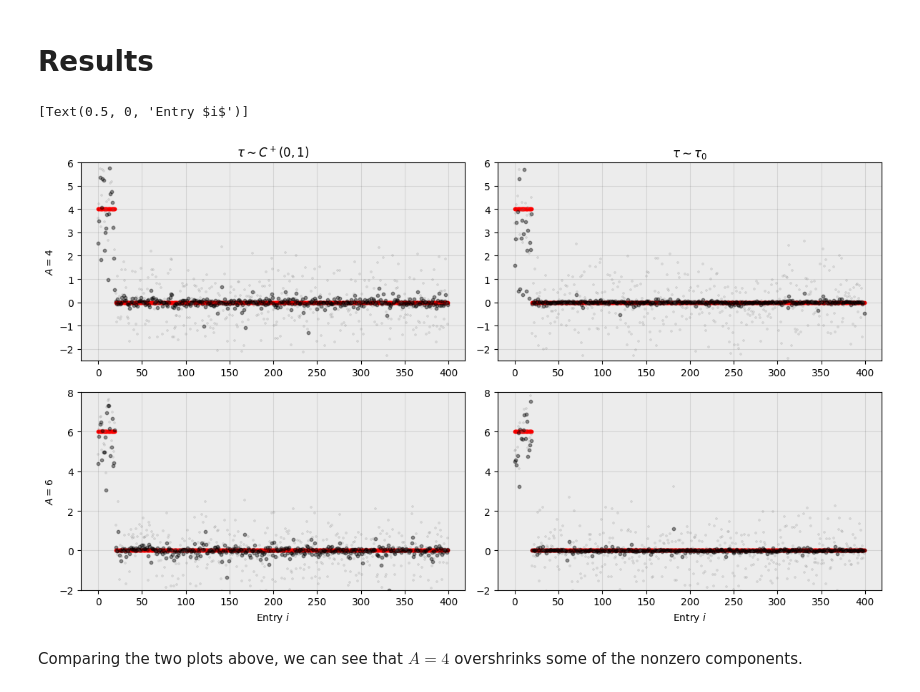
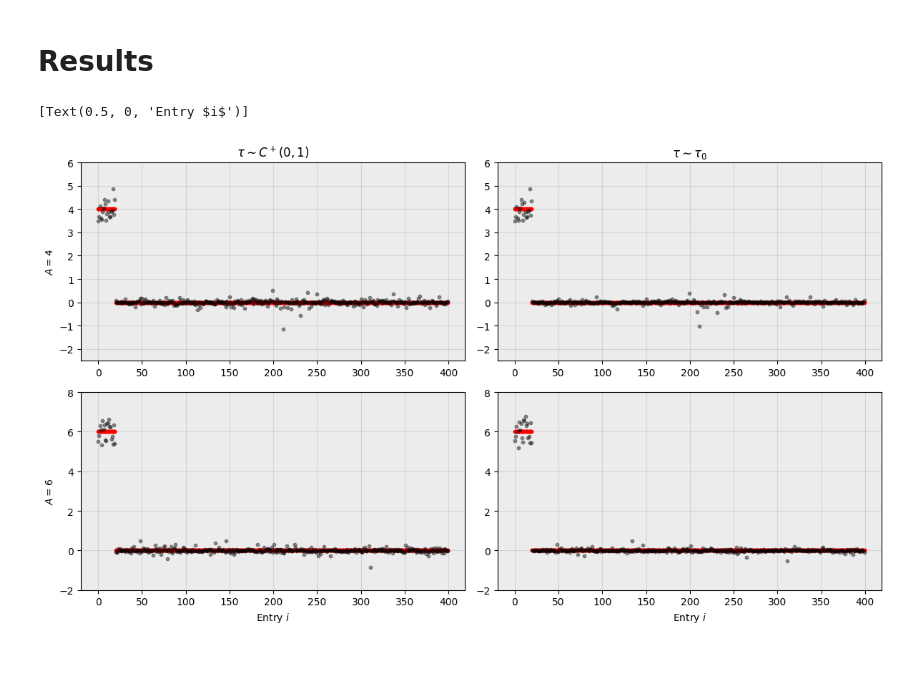
Before and after one commit to Grace0124/numpyro, a Jupyter notebook: horseshoe_prior_2.ipynb, the cells around one changed output. Saved outputs shown, nothing was run; the diff lists cells and outputs as text; code cells hidden in the pictures; blank space fills up the shorter version.

```diff
--- a/horseshoe_prior_2.ipynb
+++ b/horseshoe_prior_2.ipynb
@@ -24,7 +23,8 @@ Similarly to Piironen's toy example, We generate $100$ data realizations. Our tr
 # %%
 # Parameters
-n_realizations = 3
+n_realizations = 5
 n = 400 # number of observations, length of beta_star
+D = n
 p_star = 20 # number of non-zero predictors
 sigma = 1 # noise parameter
 
@@ -46,14 +46,15 @@ def get_data(A):
 
     # Convert lists to numpy arrays
     y = np.array(y)
-    assert y.shape == (n_realizations, n), f'{y.shape}'
-    beta_stars = np.array(beta_stars) # shape = 2 x 400
+    assert y.shape == (n_realizations, D), f'{y.shape}'
+    beta_stars = np.array(beta_stars)
     return y, beta_stars
 
 all_data = {}
-A_values = [4, 6]
+A_values = [1, 2, 3, 4, 5, 6]
+smaller_A_values = [4, 6]
 for A in A_values:
-    all_data[A] = get_data(A) #all_data[A] = (y_realizations, beta_stars) for that particular A
+    all_data[A] = get_data(A) #all_data[A] = (y, beta_stars) for that A
 # %% [markdown]
 <h2> Define the Model </h2>
 # %% [markdown]
@@ -72,21 +73,18 @@ def horseshoe_linear_model(tau, y=None, sigma=1):
        array y: dependent variable
        int sigma: stdev of y
     '''
-    p0 = 20
-
     if tau == "Half-Cauchy":
        tau = numpyro.sample('tau', dist.HalfCauchy(1))
     elif tau =="Tau_0":
-       tau = (p0 / (n-p0)) * sigma
+       tau = (p_star / (D-p_star)) * sigma
     else:
        raise ValueError
     lambdas = numpyro.sample("lambdas", dist.HalfCauchy(jnp.ones(n)))
     # slightly different parametrization for efficiency
-    unscaled_betas = numpyro.sample("unscaled_betas", dist.Normal(0, 1).expand([n]))
-    scaled_betas = numpyro.deterministic("betas", tau*lambdas*unscaled_betas)
+    betas = numpyro.sample("betas", dist.Normal(0, tau*lambdas))
 
     kappas = numpyro.deterministic("kappas", 1 / (1 + n * tau**2 * lambdas**2))
 
-    numpyro.sample('y', dist.Normal(scaled_betas, sigma), obs=y)
+    numpyro.sample('y', dist.Normal(betas, sigma), obs=y)
 # %% [markdown]
 <h1> Run and Evaluate MCMC </h1>
@@ -156,41 +131,40 @@ Data variables:
 # %% [markdown]
 <h1> Results </h1>
 # %%
-def plot_posterior_betas(beta_stars, y, posterior_samples, ax):
-    i = randrange(0, len(beta_stars)) # randomly choose one iteration
-    estimated_betas = posterior_samples[i]['betas'].mean(axis=0) # get the average value of beta_i for all 4000 samples (4 chains x 1000 samples/chain)
-    ax.scatter(range(len(beta_stars[i])), beta_stars[i], color='red', s=10) # plot actual betas
-    ax.scatter(range(len(estimated_betas)), estimated_betas, color='black', s=10, alpha=0.4) # plot estimated betas
-    ax.scatter(range(len(y[i])), y[i], s=10, alpha=0.2, color='grey', marker='+') # plot y values
+def plot_posterior_betas(beta_stars, y, estimated_betas, ax):
+    ax.scatter(range(D), beta_stars, color='red', s=10) # plot actual betas
+    ax.scatter(range(D), estimated_betas, color='black', s=10, alpha=0.4) # plot estimated betas
+    # ax.scatter(range(len(y[i])), y[i], s=10, alpha=0.2, color='grey', marker='+') # plot y values
 
 
 fig, ((ax1, ax2), (ax3, ax4)) = plt.subplots(2, 2, figsize=(12, 7), layout="tight")
 for ax in [ax1, ax2, ax3, ax4]:
-    #ax.label_outer() # hide x-labels and tick labels for some plots
     ax.set_facecolor("#ECECEC") # set graph background color to grey
     ax.grid(visible=True, color="black", alpha=0.1) # add grid lines
 
 # resetting y-axis range so that the graphs line up
 ax4.set_ylim([-2, 8])
 ax3.set_ylim([-2, 8])
 ax2.set_ylim([-2.5, 6])
 ax1.set_ylim([-2.5, 6])
 
-# call plotting function on every combination of ["Half-Cauchy", "Tau_0"] x [4, 6]
 d = {4: {"Half-Cauchy": ax1, "Tau_0": ax2}, 6: {"Half-Cauchy": ax3, "Tau_0": ax4}}
-for A in A_values:
+for A in [4, 6]:
     for tau in ["Half-Cauchy", "Tau_0"]:
-        y, beta_stars = all_data[A]
-        plot_posterior_betas(beta_stars, y, all_samples[A][tau], d[A][tau])
+        y = all_data[A][0].mean(axis=0)
+        beta_stars = all_data[A][1].mean(axis=0)
+        estimated_betas = beta_samples[A][tau][0]
+        # print(len(beta_stars))
+        # print(len(y))
+        # print(len(estimated_betas))
+        plot_posterior_betas(beta_stars, y, estimated_betas, d[A][tau])
 
 # add labels to graph
 ax1.set_title(r'$\tau \sim C^+(0, 1)$')
 ax2.set_title(r'$\tau \sim \tau_0$')
 ax1.set(ylabel=r'$A=4$')
 ax3.set(ylabel=r'$A=6$', xlabel=r'Entry $i$')
 ax4.set(xlabel=r'Entry $i$')
 # %% [output]
 [Text(0.5, 0, 'Entry $i$')]
-[figure, old version]
+[figure, new version]
-# %% [markdown]
-Comparing the two plots above, we can see that $A=4$ overshrinks some of the nonzero components.
```
Also changed, not shown: parts of 8 cells of this notebook.
